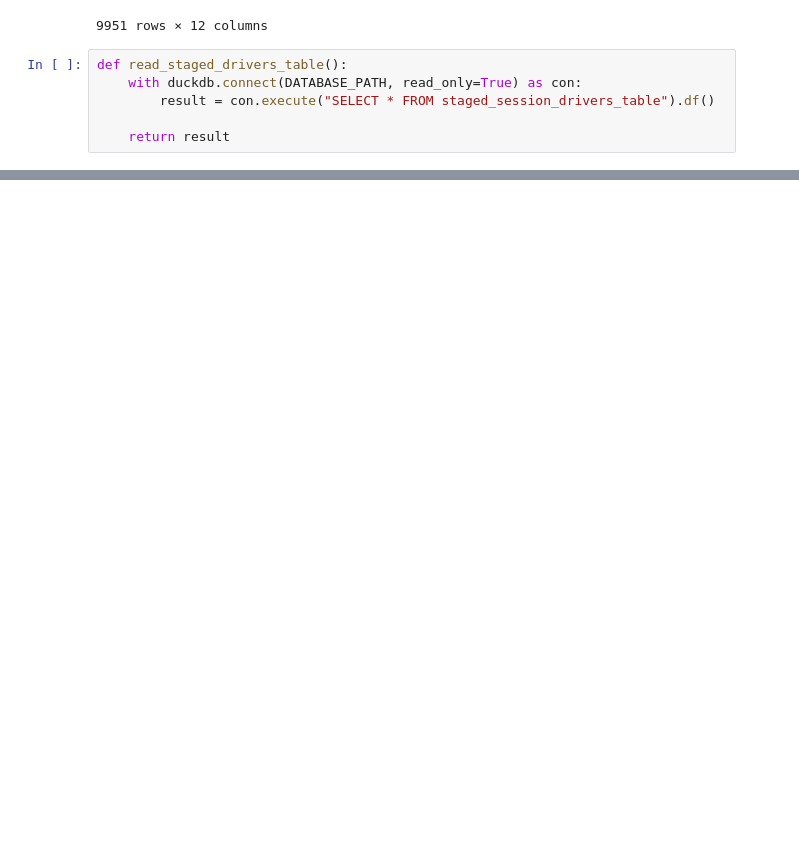
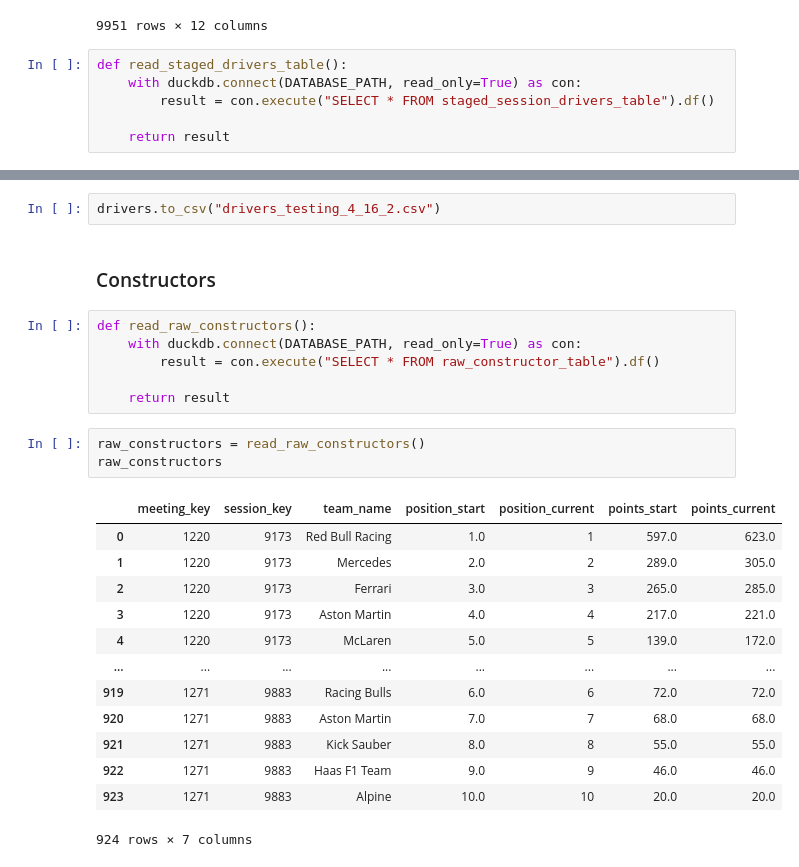
Before and after one commit to jguptil1/F1Fantasy, a Jupyter notebook: src/ingestion/database_testing.ipynb, the cells around one changed output, grey strips where cells are left out. Cells and saved outputs as stored; diff of their text form; blank space fills up the shorter version.

```diff
--- a/src/ingestion/database_testing.ipynb
+++ b/src/ingestion/database_testing.ipynb
@@ -196,0 +233,27 @@ duplicates
+# %%
+drivers.to_csv("drivers_testing_4_16_2.csv")
+# %% [markdown]
+### Constructors
+# %%
+def read_raw_constructors():
+    with duckdb.connect(DATABASE_PATH, read_only=True) as con:
+        result = con.execute("SELECT * FROM raw_constructor_table").df()
+
+    return result
+# %%
+raw_constructors = read_raw_constructors()
+raw_constructors
+# %% [output]
+|  | meeting_key | session_key | team_name | position_start | position_current | points_start | points_current |
+| 0 | 1220 | 9173 | Red Bull Racing | 1.0 | 1 | 597.0 | 623.0 |
+| 1 | 1220 | 9173 | Mercedes | 2.0 | 2 | 289.0 | 305.0 |
+| 2 | 1220 | 9173 | Ferrari | 3.0 | 3 | 265.0 | 285.0 |
+| 3 | 1220 | 9173 | Aston Martin | 4.0 | 4 | 217.0 | 221.0 |
+| 4 | 1220 | 9173 | McLaren | 5.0 | 5 | 139.0 | 172.0 |
+| ... | ... | ... | ... | ... | ... | ... | ... |
+| 919 | 1271 | 9883 | Racing Bulls | 6.0 | 6 | 72.0 | 72.0 |
+| 920 | 1271 | 9883 | Aston Martin | 7.0 | 7 | 68.0 | 68.0 |
+| 921 | 1271 | 9883 | Kick Sauber | 8.0 | 8 | 55.0 | 55.0 |
+| 922 | 1271 | 9883 | Haas F1 Team | 9.0 | 9 | 46.0 | 46.0 |
+| 923 | 1271 | 9883 | Alpine | 10.0 | 10 | 20.0 | 20.0 |
+924 rows × 7 columns
```
Also changed, not shown: parts of 9 cells of this notebook, 7 other files.
